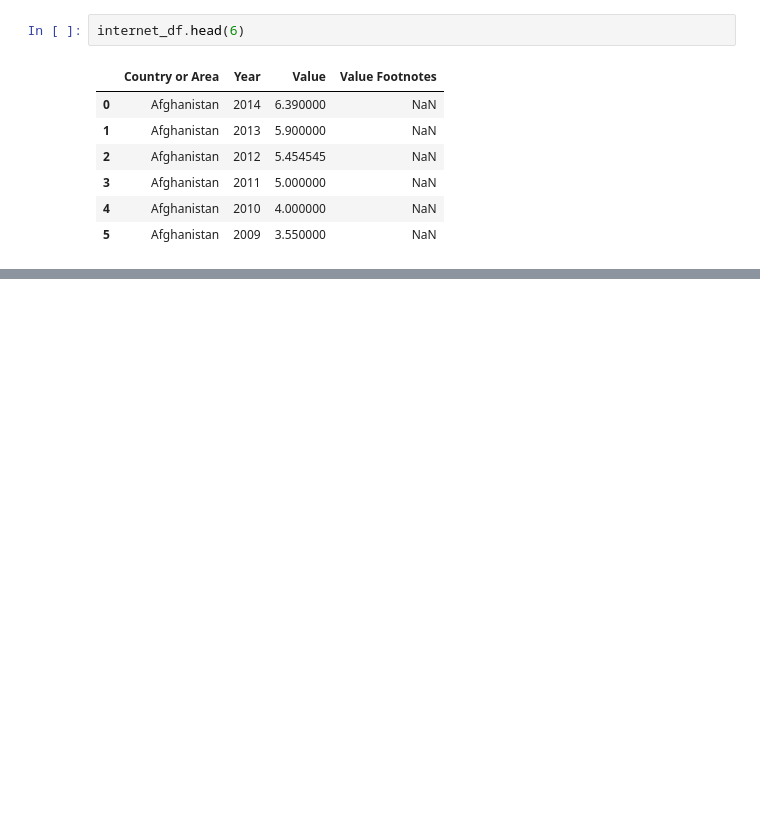
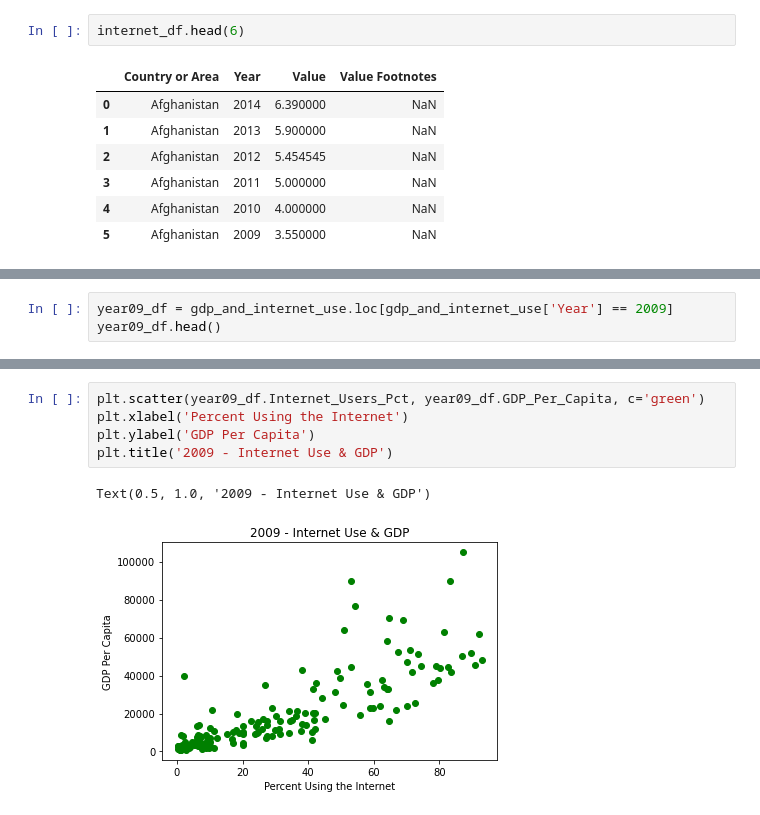
Before and after one commit to NSS-Data-Analytics-Cohort-6/gdp-and-internet-usage-caitbrown12, a Jupyter notebook: notebook/gdp_internet_usage_assignment.ipynb, the cells around one changed output, grey strips where cells are left out. Saved outputs shown, nothing was run; the diff lists cells and outputs as text; blank space fills up the shorter version.

```diff
--- a/notebook/gdp_internet_usage_assignment.ipynb
+++ b/notebook/gdp_internet_usage_assignment.ipynb
@@ -252,0 +387,3 @@ Answer 13. DataFrames merged to create gdp_and_internet_use by merging on both C
+# %%
+year09_df = gdp_and_internet_use.loc[gdp_and_internet_use['Year'] == 2009]
+year09_df.head()
@@ -252,0 +497,8 @@ Answer 13. DataFrames merged to create gdp_and_internet_use by merging on both C
+# %%
+plt.scatter(year09_df.Internet_Users_Pct, year09_df.GDP_Per_Capita, c='green')
+plt.xlabel('Percent Using the Internet')
+plt.ylabel('GDP Per Capita')
+plt.title('2009 - Internet Use & GDP')
+# %% [output]
+Text(0.5, 1.0, '2009 - Internet Use & GDP')
+[figure, added]
```
Also changed, not shown: parts of 112 cells of this notebook.
